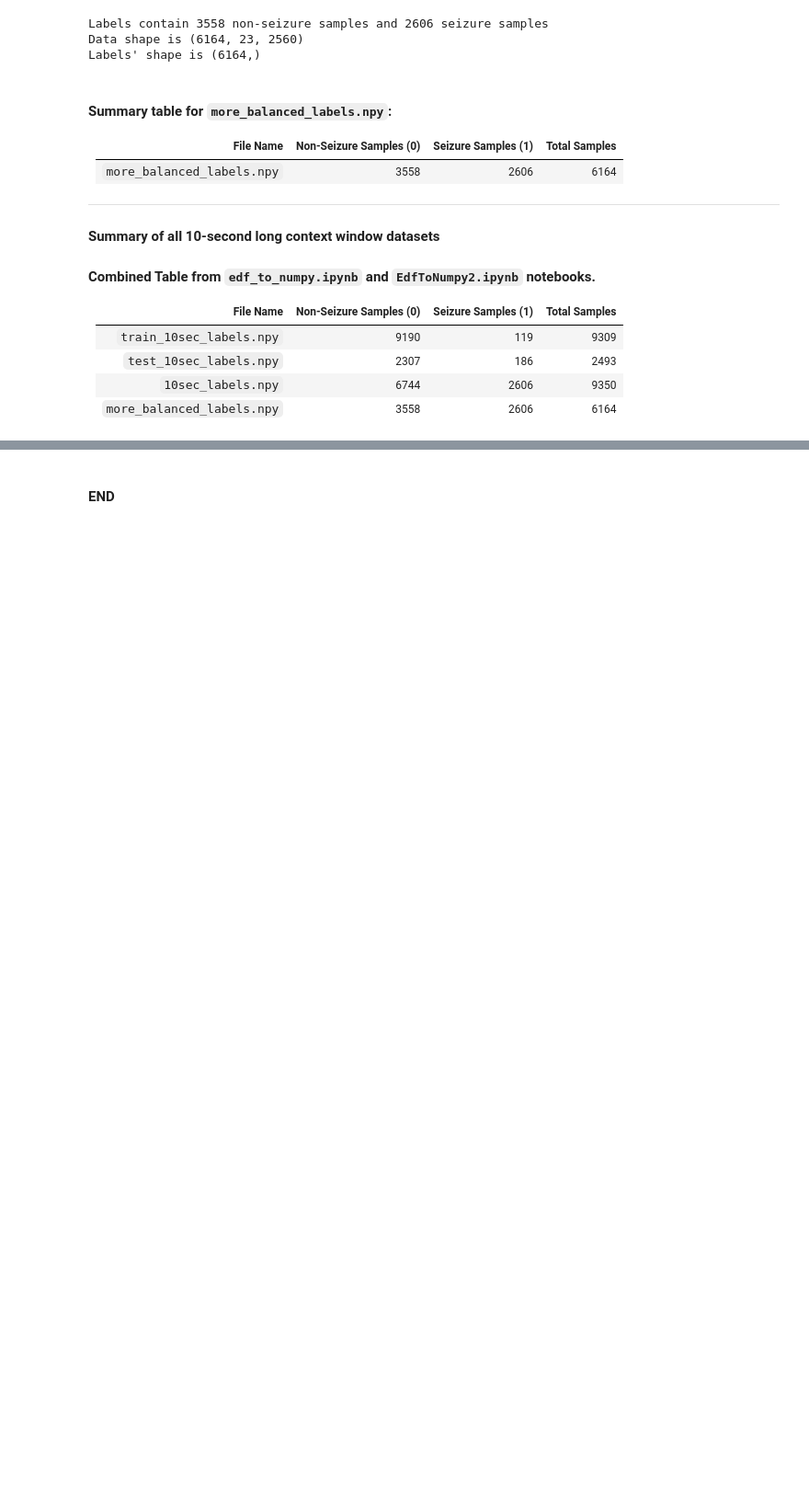
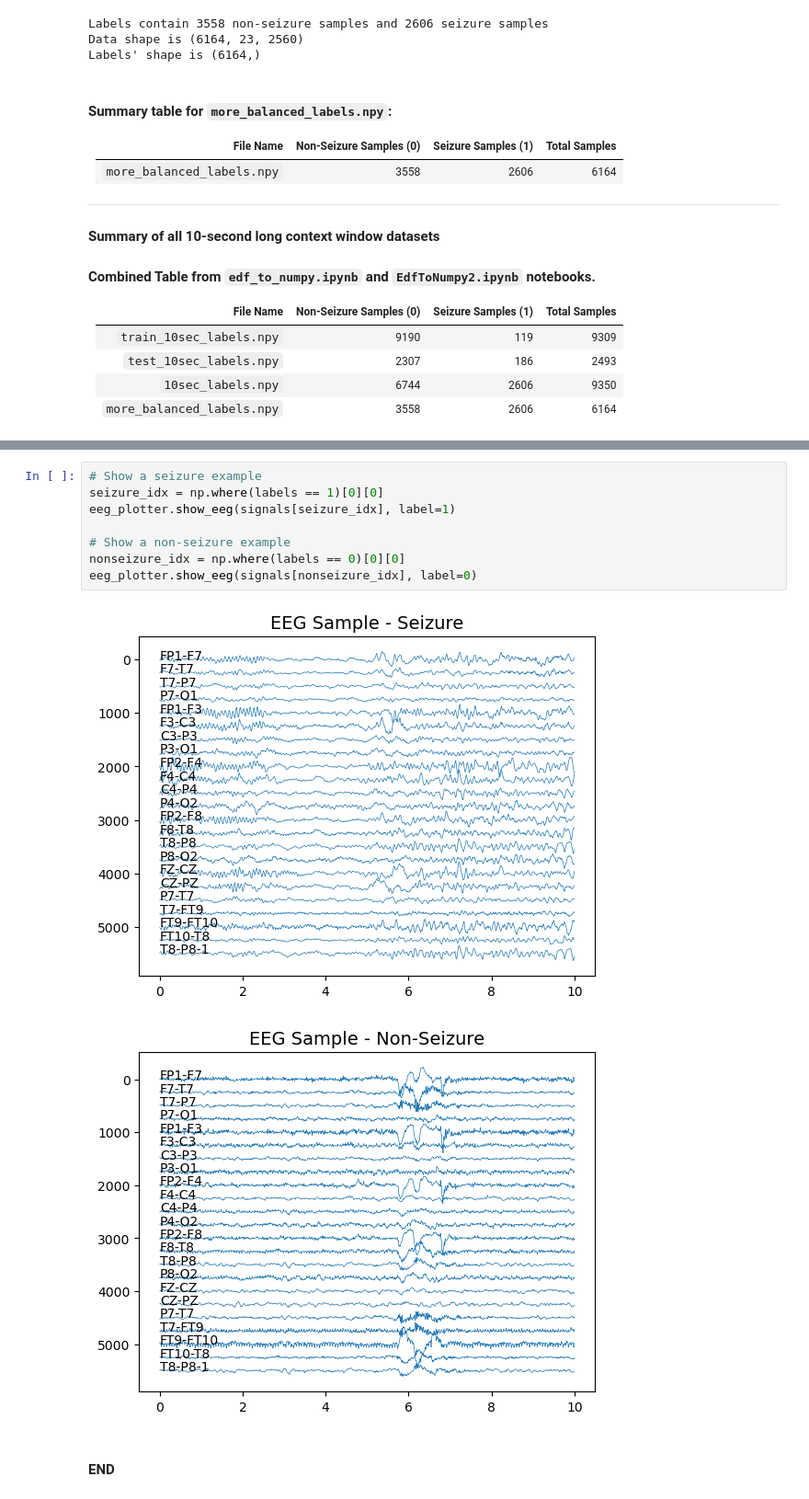
Before and after one commit to uol5/CM3070_SeizureDetection, a Jupyter notebook: EdfToNumpy2.ipynb, the cells around one changed output, grey strips where cells are left out. Shown at 92% size. Drawn from its saved outputs; the diff is of its cells as text; blank space fills up the shorter version.

```diff
--- a/EdfToNumpy2.ipynb
+++ b/EdfToNumpy2.ipynb
@@ -281,2 +303,13 @@ Labels' shape is (6164,)
+# %%
+# Show a seizure example
+seizure_idx = np.where(labels == 1)[0][0]
+eeg_plotter.show_eeg(signals[seizure_idx], label=1)
+
+# Show a non-seizure example
+nonseizure_idx = np.where(labels == 0)[0][0]
+eeg_plotter.show_eeg(signals[nonseizure_idx], label=0)
+# %% [output]
+[figure, added]
+[figure, added]
 # %% [markdown]
 #### END
```
Also changed, not shown: parts of 3 cells of this notebook, 1 other file.
